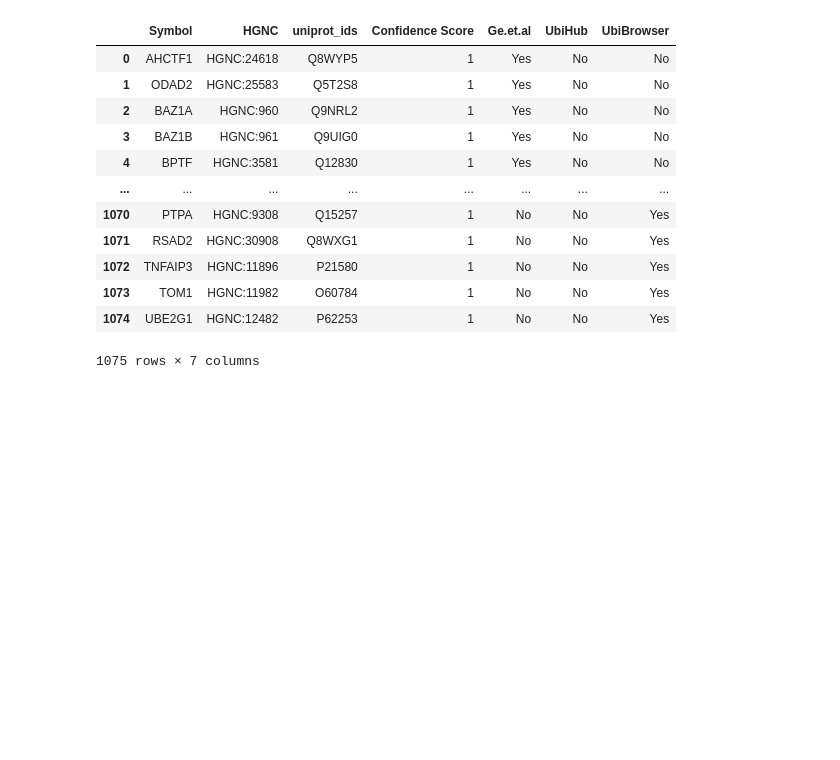
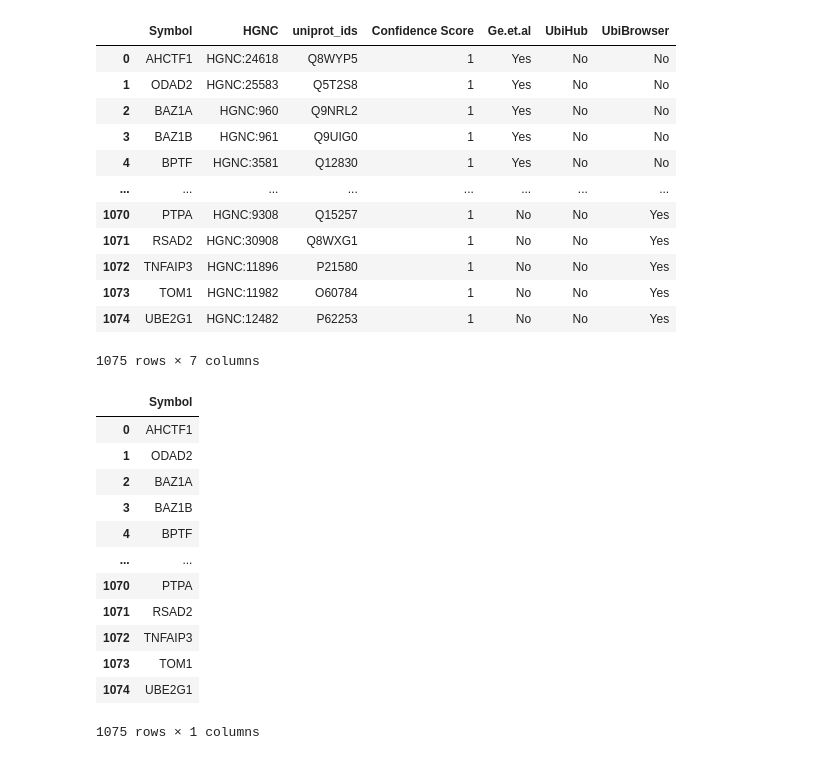
Before and after one commit to ddiannae/cancer_bootcamp25, a Jupyter notebook: project_week_get_tf_dependencies.ipynb, the cells around one changed output. Saved outputs shown, nothing was run; the diff lists cells and outputs as text; code cells hidden in the pictures; blank space fills up the shorter version.

```diff
--- a/project_week_get_tf_dependencies.ipynb
+++ b/project_week_get_tf_dependencies.ipynb
@@ -407,3 +427,21 @@ E3_ligases
 | 1073 | TOM1 | HGNC:11982 | O60784 | 1 | No | No | Yes |
 | 1074 | UBE2G1 | HGNC:12482 | P62253 | 1 | No | No | Yes |
 1075 rows × 7 columns
+# %%
+E3_list = E3_ligases[["Symbol"]]
+# %%
+E3_list
+# %% [output]
+|  | Symbol |
+| 0 | AHCTF1 |
+| 1 | ODAD2 |
+| 2 | BAZ1A |
+| 3 | BAZ1B |
+| 4 | BPTF |
+| ... | ... |
+| 1070 | PTPA |
+| 1071 | RSAD2 |
+| 1072 | TNFAIP3 |
+| 1073 | TOM1 |
+| 1074 | UBE2G1 |
+1075 rows × 1 columns
```
Also changed, not shown: parts of 6 cells of this notebook.
